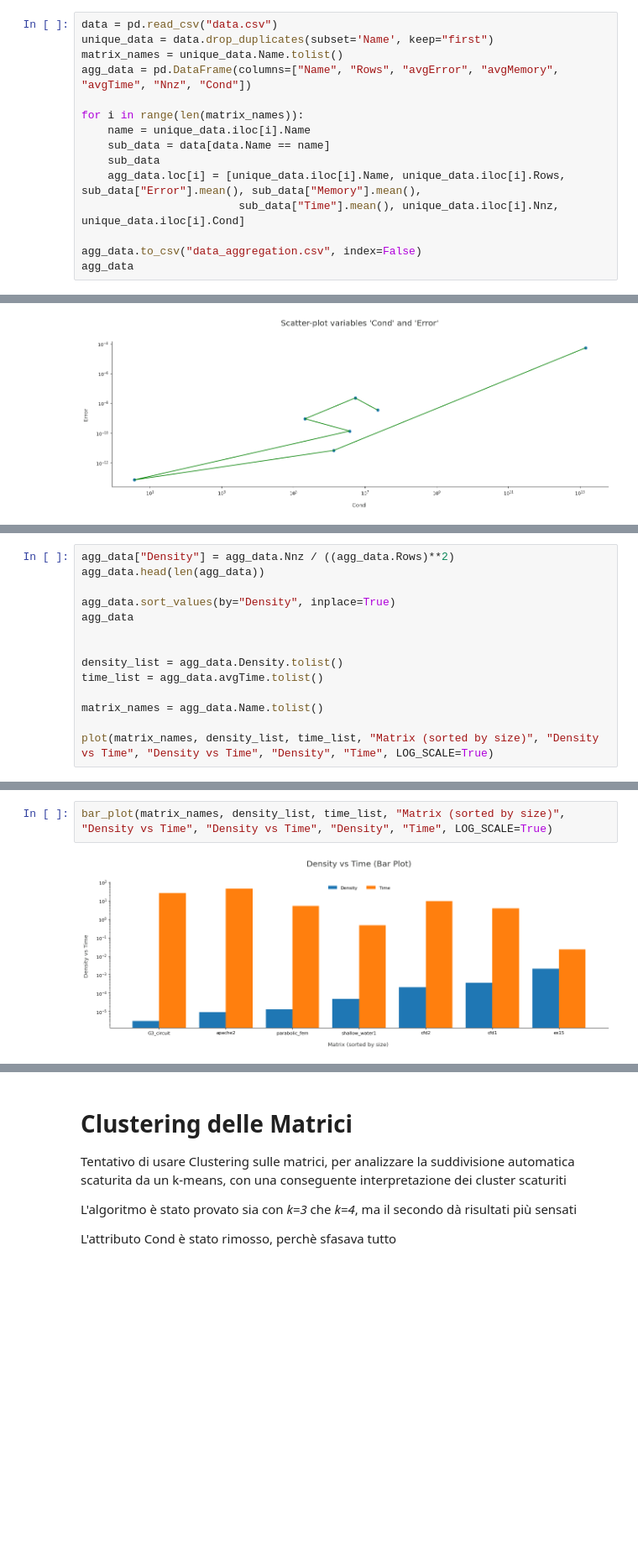
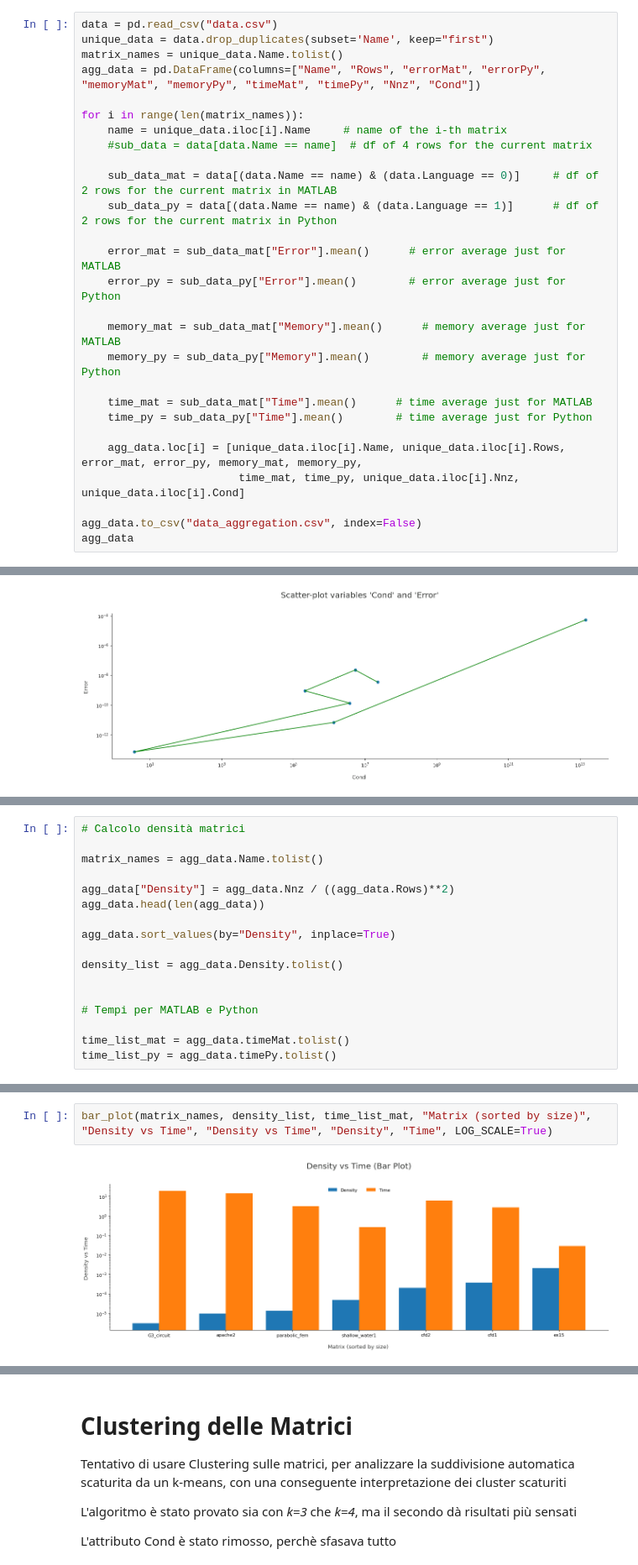
Before and after one commit to simonebenitozzi/cholesky-analysis, a Jupyter notebook: Analysis/resources/additional_analysis.ipynb, the cells around one changed output, grey strips where cells are left out. Shown: that part at 84% size. Saved outputs shown, nothing was run; the diff lists cells and outputs as text; blank space fills up the shorter version.

Commit message:
Aggregation fixed +  Density Correlation

```diff
--- a/Analysis/resources/additional_analysis.ipynb
+++ b/Analysis/resources/additional_analysis.ipynb
@@ -122,14 +122,26 @@ Sarà utile in seguito per alcune analisi effettuate, soprattuto il clustering
 data = pd.read_csv("data.csv")
 unique_data = data.drop_duplicates(subset='Name', keep="first")
 matrix_names = unique_data.Name.tolist()
-agg_data = pd.DataFrame(columns=["Name", "Rows", "avgError", "avgMemory", "avgTime", "Nnz", "Cond"])
+agg_data = pd.DataFrame(columns=["Name", "Rows", "errorMat", "errorPy", "memoryMat", "memoryPy", "timeMat", "timePy", "Nnz", "Cond"])
 
 for i in range(len(matrix_names)):
-    name = unique_data.iloc[i].Name
-    sub_data = data[data.Name == name]
-    sub_data
-    agg_data.loc[i] = [unique_data.iloc[i].Name, unique_data.iloc[i].Rows, sub_data["Error"].mean(), sub_data["Memory"].mean(),
-                        sub_data["Time"].mean(), unique_data.iloc[i].Nnz, unique_data.iloc[i].Cond]
+    name = unique_data.iloc[i].Name     # name of the i-th matrix
+    #sub_data = data[data.Name == name]  # df of 4 rows for the current matrix
+
+    sub_data_mat = data[(data.Name == name) & (data.Language == 0)]     # df of 2 rows for the current matrix in MATLAB
+    sub_data_py = data[(data.Name == name) & (data.Language == 1)]      # df of 2 rows for the current matrix in Python
+
+    error_mat = sub_data_mat["Error"].mean()      # error average just for MATLAB
+    error_py = sub_data_py["Error"].mean()        # error average just for Python
+
+    memory_mat = sub_data_mat["Memory"].mean()      # memory average just for MATLAB
+    memory_py = sub_data_py["Memory"].mean()        # memory average just for Python
+
+    time_mat = sub_data_mat["Time"].mean()      # time average just for MATLAB
+    time_py = sub_data_py["Time"].mean()        # time average just for Python
+
+    agg_data.loc[i] = [unique_data.iloc[i].Name, unique_data.iloc[i].Rows, error_mat, error_py, memory_mat, memory_py,
+                        time_mat, time_py, unique_data.iloc[i].Nnz, unique_data.iloc[i].Cond]
 
 agg_data.to_csv("data_aggregation.csv", index=False)
 agg_data
@@ -241,14 +253,17 @@ Non sembra però esserci correlazione, il che è dovuto al fatto che le matrici
 # %%
+# Calcolo densità matrici
+
+matrix_names = agg_data.Name.tolist()
+
 agg_data["Density"] = agg_data.Nnz / ((agg_data.Rows)**2)
 agg_data.head(len(agg_data))
 
 agg_data.sort_values(by="Density", inplace=True)
-agg_data
+
+density_list = agg_data.Density.tolist()
 
 
-density_list = agg_data.Density.tolist()
-time_list = agg_data.avgTime.tolist()
+# Tempi per MATLAB e Python
 
-matrix_names = agg_data.Name.tolist()
-
-plot(matrix_names, density_list, time_list, "Matrix (sorted by size)", "Density vs Time", "Density vs Time", "Density", "Time", LOG_SCALE=True)
+time_list_mat = agg_data.timeMat.tolist()
+time_list_py = agg_data.timePy.tolist()
@@ -257,4 +276,4 @@ plot(matrix_names, density_list, time_list, "Matrix (sorted by size)", "Density
 # %%
-bar_plot(matrix_names, density_list, time_list, "Matrix (sorted by size)", "Density vs Time", "Density vs Time", "Density", "Time", LOG_SCALE=True)
+bar_plot(matrix_names, density_list, time_list_mat, "Matrix (sorted by size)", "Density vs Time", "Density vs Time", "Density", "Time", LOG_SCALE=True)
 # %% [output]
-[figure, old version]
+[figure, new version]
```
Also changed, not shown: parts of 13 cells of this notebook, 2 other files.
